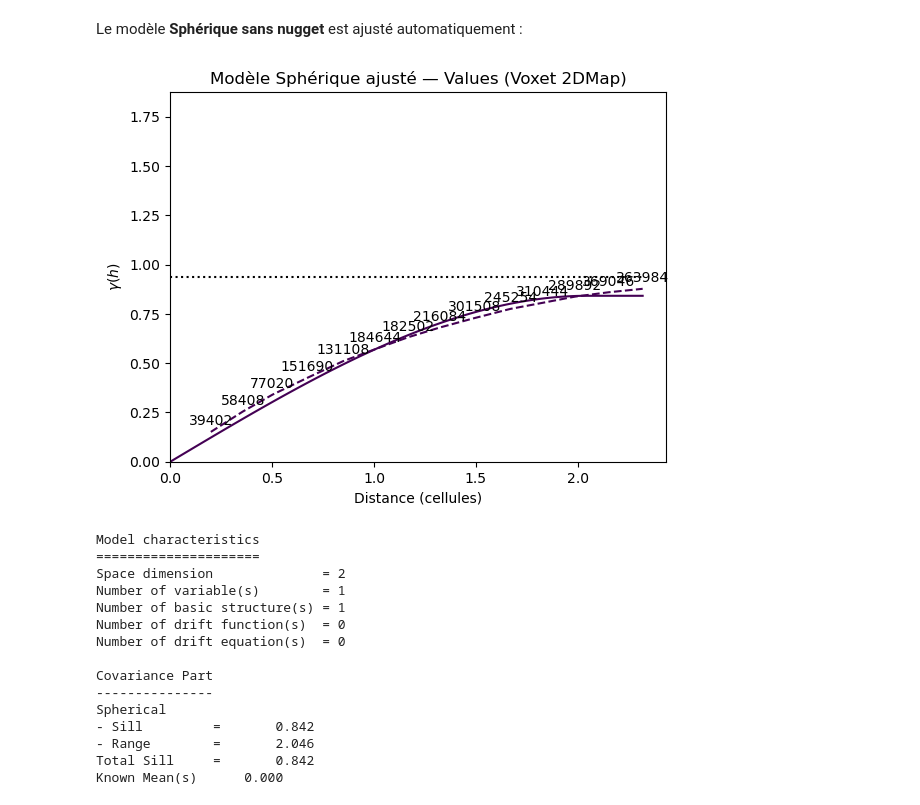
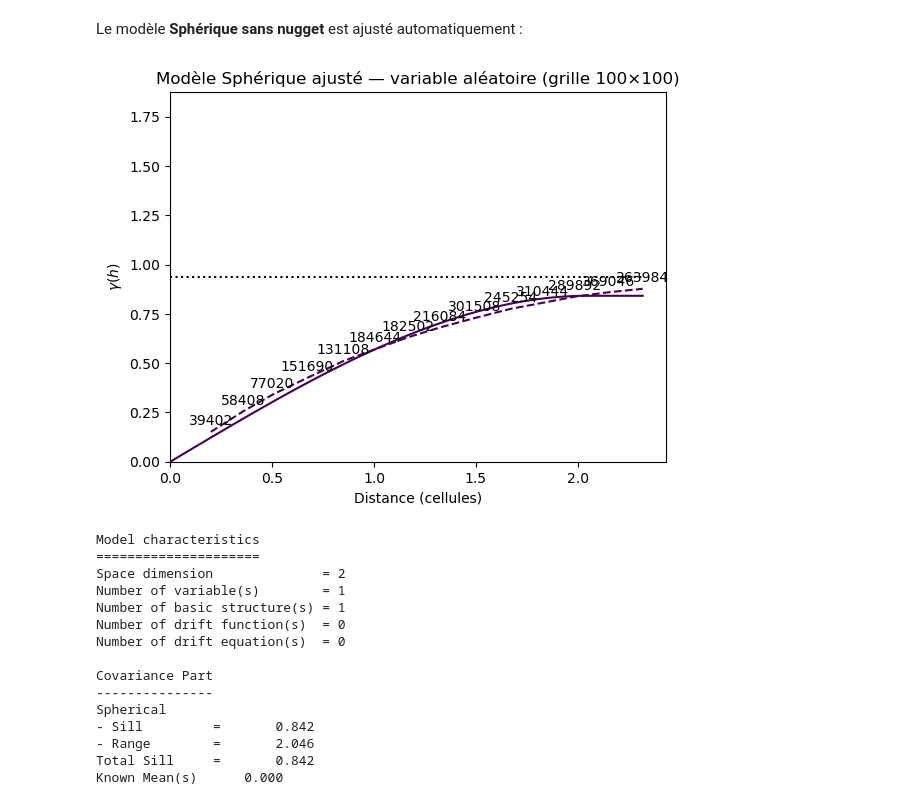
Before and after one commit to geologuic/ENSG_Geostats, a Jupyter notebook: src/notebooks/gold_td6/02_exercice2_variogramme_2D_grille.ipynb, the cells around one changed output. Drawn from its saved outputs; the diff is of its cells as text; code cells hidden in the pictures.

```diff
--- a/src/notebooks/gold_td6/02_exercice2_variogramme_2D_grille.ipynb
+++ b/src/notebooks/gold_td6/02_exercice2_variogramme_2D_grille.ipynb
@@ -157,16 +161,15 @@ Le modèle **Sphérique sans nugget** est ajusté automatiquement :
 # %%
 # ---- Ajustement modèle Sphérique ----
 model_sph_2dmap = gl.Model()
 err = model_sph_2dmap.fit(vario_2dmap, types=[gl.ECov.SPHERICAL])
-ax = gp.varmod(vario_2dmap, model_sph_2dmap, showPairs=True)
-ax.set_ylim(0, variance_2dmap * 2)
-plt.xlabel("Distance (cellules)")
-plt.ylabel(r"$\gamma(h)$")
-plt.title("Modèle Sphérique ajusté — Values (Voxet 2DMap)")
-plt.show()
-print(model_sph_2dmap)
+gutils.afficher_variogramme(
+    vario_2dmap, model_sph_2dmap,
+    "Modèle Sphérique ajusté — variable aléatoire (grille 100×100)",
+    variance_2dmap,
+    unite="cellules"
+)
 # %% [output]
-[figure, old version]
+[figure, new version]
 Model characteristics
 =====================
 Space dimension              = 2
```
Also changed, not shown: parts of 5 cells of this notebook, 31 other files.
